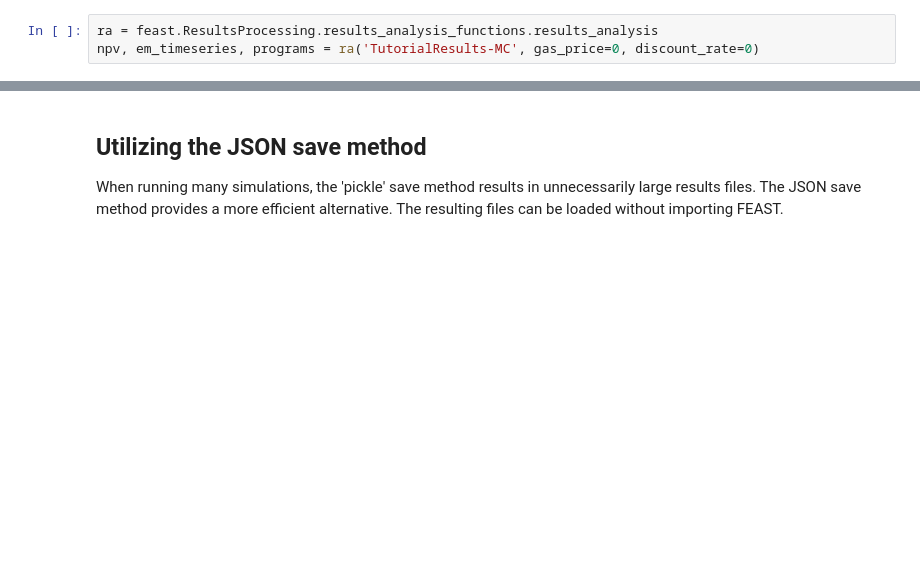
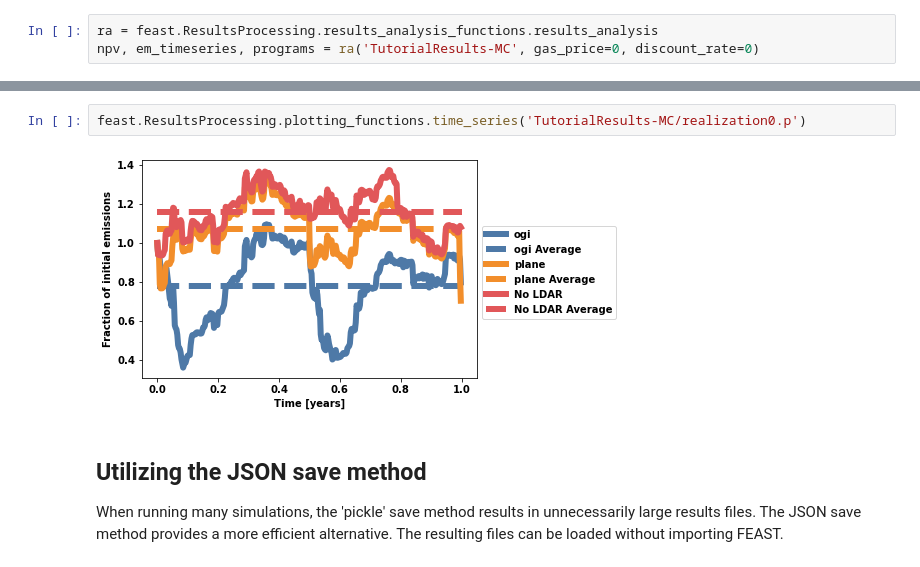
Before and after one commit to gomezf/FEAST31_Sandbox, a Jupyter notebook: FEAST myField.ipynb, the cells around one changed output, grey strips where cells are left out. Drawn from its saved outputs; the diff is of its cells as text; blank space fills up the shorter version.

```diff
--- a/FEAST myField.ipynb
+++ b/FEAST myField.ipynb
@@ -274,3 +392,7 @@ feast.ResultsProcessing.plotting_functions.abatement_cost_plotter('TutorialResul
+# %%
+feast.ResultsProcessing.plotting_functions.time_series('TutorialResults-MC/realization0.p')
+# %% [output]
+[figure, added]
 # %% [markdown]
 ## Utilizing the JSON save method
 When running many simulations, the 'pickle' save method results in unnecessarily large results files. The JSON save method provides a more efficient alternative. The resulting files can be loaded without importing FEAST.
```
Also changed, not shown: parts of 11 cells of this notebook, 1 other file.
